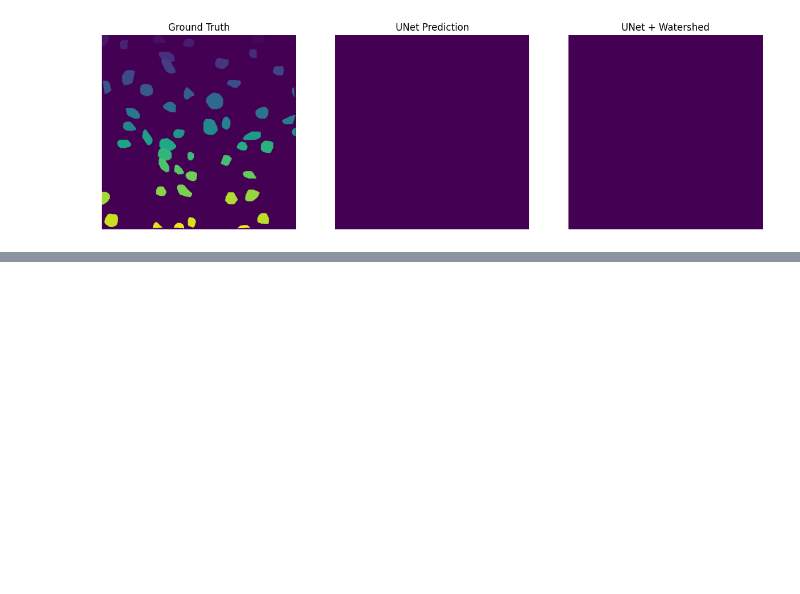
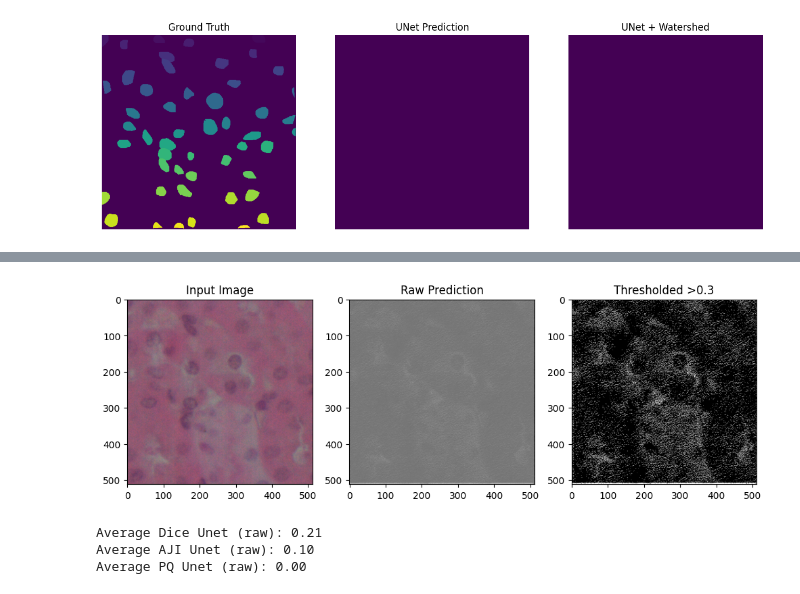
Before and after one commit to nishalahmedpk/NuInsSeg, a Jupyter notebook: ddunet.ipynb, the cells around one changed output, grey strips where cells are left out. Saved outputs shown, nothing was run; the diff lists cells and outputs as text; code cells hidden in the pictures; blank space fills up the shorter version.

```diff
--- a/ddunet.ipynb
+++ b/ddunet.ipynb
@@ -1091,0 +1219,53 @@ All files from 'output_model/' saved to Google Drive at /content/drive/My Drive/
+# %%
+import matplotlib.pyplot as plt
+
+plt.figure(figsize=(12,4))
+plt.subplot(1,3,1)
+plt.imshow(validation_set_img[0])
+plt.title("Input Image")
+plt.subplot(1,3,2)
+plt.imshow(pred_val_seg[0, :, :, 0], cmap='gray')
+plt.title("Raw Prediction")
+plt.subplot(1,3,3)
+plt.imshow((pred_val_seg[0, :, :, 0]>0.005).astype(np.uint8), cmap='gray')
+plt.title("Thresholded >0.3")
+plt.show()
+# %% [output]
+[figure, added]
+# %%
+from skimage.morphology import label, remove_small_objects
+from skimage.segmentation import relabel_sequential
+import numpy as np
+
+# Arrays to store scores
+dice_unet_raw = np.zeros(len(validation_set_img))
+AJI_unet_raw = np.zeros(len(validation_set_img))
+PQ_unet_raw = np.zeros(len(validation_set_img))
+
+# Threshold for raw predictions
+threshold = 0.01  # tweak if predictions are tiny
+
+for i in range(len(validation_set_img)):
+    # --- Threshold binary mask ---
+    image = (np.squeeze(pred_val_seg[i]) > threshold).astype(np.uint8)
+
+    # --- Label objects ---
+    labeled_image = label(image)
+    labeled_image = remove_small_objects(labeled_image, min_size=50)
+
+    # --- Make labels consecutive to avoid IndexError ---
+    labeled_image, _, _ = relabel_sequential(labeled_image)
+
+    # --- Compute metrics ---
+    dice_unet_raw[i] = get_dice_1(validation_set_label[i], labeled_image)
+    AJI_unet_raw[i] = get_fast_aji(validation_set_label[i], labeled_image)
+    PQ_unet_raw[i] = get_fast_pq(validation_set_label[i], labeled_image)[0][2]
+
+# --- Print averages ---
+print("Average Dice Unet (raw): {:.2f}".format(np.mean(dice_unet_raw)*100))
+print("Average AJI Unet (raw): {:.2f}".format(np.mean(AJI_unet_raw)*100))
+print("Average PQ Unet (raw): {:.2f}".format(np.mean(PQ_unet_raw)*100))
+# %% [output]
+Average Dice Unet (raw): 0.21
+Average AJI Unet (raw): 0.10
+Average PQ Unet (raw): 0.00
```
Also changed, not shown: parts of 6 cells of this notebook.
